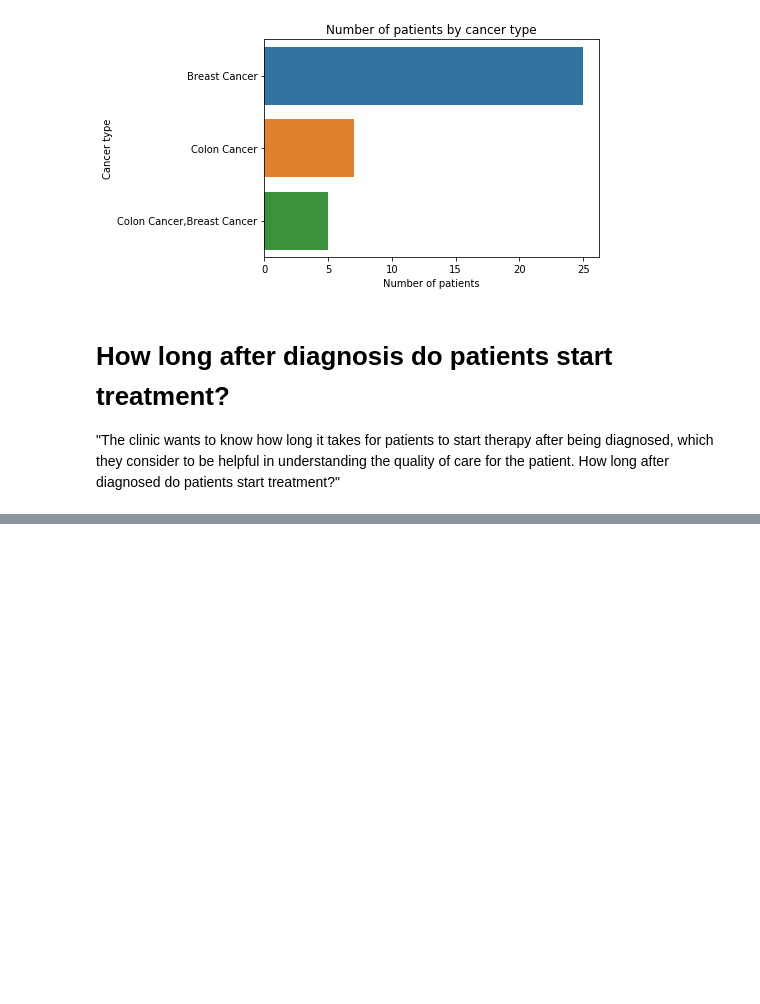
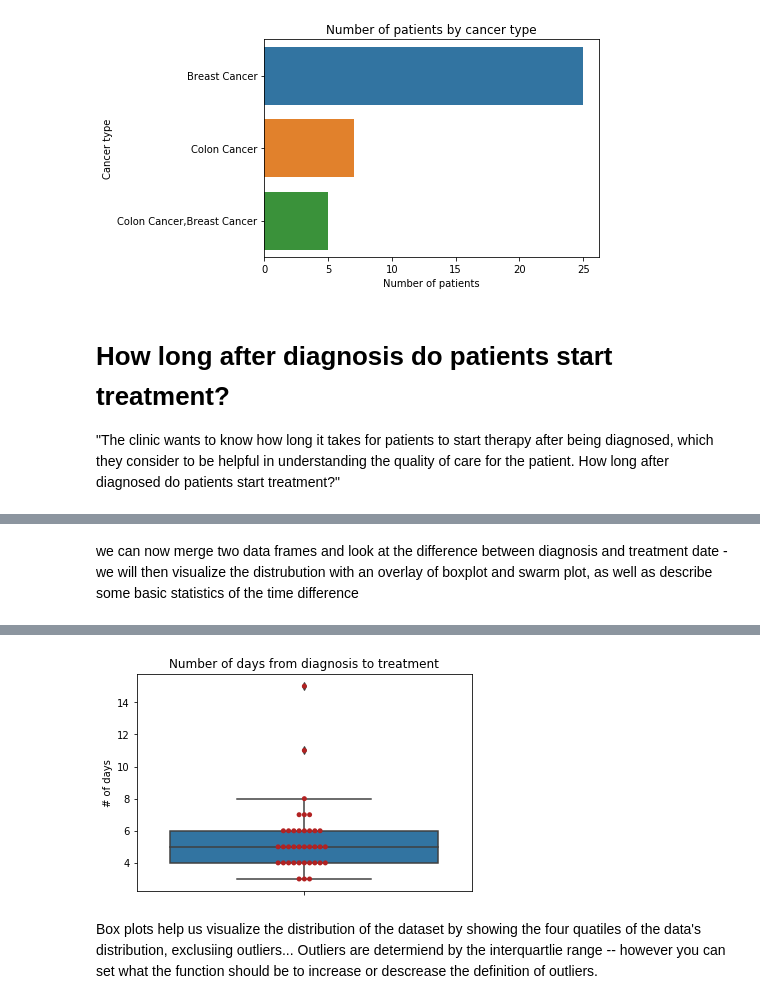
Before and after one commit to M0nica/pyladies_workshop, a Jupyter notebook: PyLadies_Workshop.ipynb, the cells around one changed output, grey strips where cells are left out. Drawn from its saved outputs; the diff is of its cells as text; code cells hidden in the pictures; blank space fills up the shorter version.

Commit message:
finding the average amount of time b/w diagnosis and first treatmenrt

```diff
--- a/PyLadies_Workshop.ipynb
+++ b/PyLadies_Workshop.ipynb
@@ -171,3 +171,11 @@ _=plt.ylabel('Cancer type')
 # How long after diagnosis do patients start treatment?
 
 "The clinic wants to know how long it takes for patients to start therapy after being diagnosed, which they consider to be helpful in understanding the quality of care for the patient. How long after diagnosed do patients start treatment?"
+# %%
+# sort treatments by patient ID and Treatment Data
+
+treatments_sorted = treatments.sort_values(['Patient_ID', 'Treatment_Date'])
+
+# group by Patient ID, select first date and reset index
+
+first_treatment = treatments_sorted.groupby('Patient_ID').first().reset_index()
@@ -173,0 +198,12 @@ _=plt.ylabel('Cancer type')
+# %%
+# sort diagnosis by patient ID and Treatment Data
+
+diagnosis_sorted = diagnosis.sort_values(['Patient_ID', 'Diagnosis_Date'])
+
+# group by Patient ID, select first date and reset index
+
+first_diagnosis = diagnosis_sorted.groupby('Patient_ID').first().reset_index()
+
+# view dataframe
+
+first_diagnosis.head()
@@ -173,0 +217,20 @@ _=plt.ylabel('Cancer type')
+# %% [markdown]
+we can now merge  two data frames and look at the difference between diagnosis and treatment date - we will then visualize the distrubution with an overlay of boxplot and swarm plot, as well as describe some basic statistics of the time difference
+# %%
+# merge data frame
+
+merged_dfs = first_treatment.merge(first_diagnosis, on='Patient_ID')
+
+# calculate the time difference between diagnosis date and treatment date
+
+merged_dfs['time_lapse'] = merged_dfs['Treatment_Date'].subtract(merged_dfs['Diagnosis_Date'])
+# %%
+# plot -- seaborn will remove outliers, the default color for visualizations is blue
+ax = sns.boxplot(y=merged_dfs['time_lapse'].dt.days)
+ax = sns.swarmplot(y=merged_dfs['time_lapse'].dt.days, color='firebrick') # centered scatterp lot with one variable, y axis
+plt.ylabel('# of days')
+plt.title('Number of days from diagnosis to treatment')
+
+# describe
+print(merged_dfs['time_lapse'].describe())
+# %% [output]
@@ -173,0 +246,3 @@ _=plt.ylabel('Cancer type')
+[figure, added]
+# %% [markdown]
+Box plots help us visualize the distribution of the dataset by showing the four quatiles of the data's distribution, exclusiing outliers... Outliers are determiend by the interquartlie range -- however you can set what the function should be to increase or descrease the definition of outliers.
```
Also changed, not shown: parts of 6 cells of this notebook.
